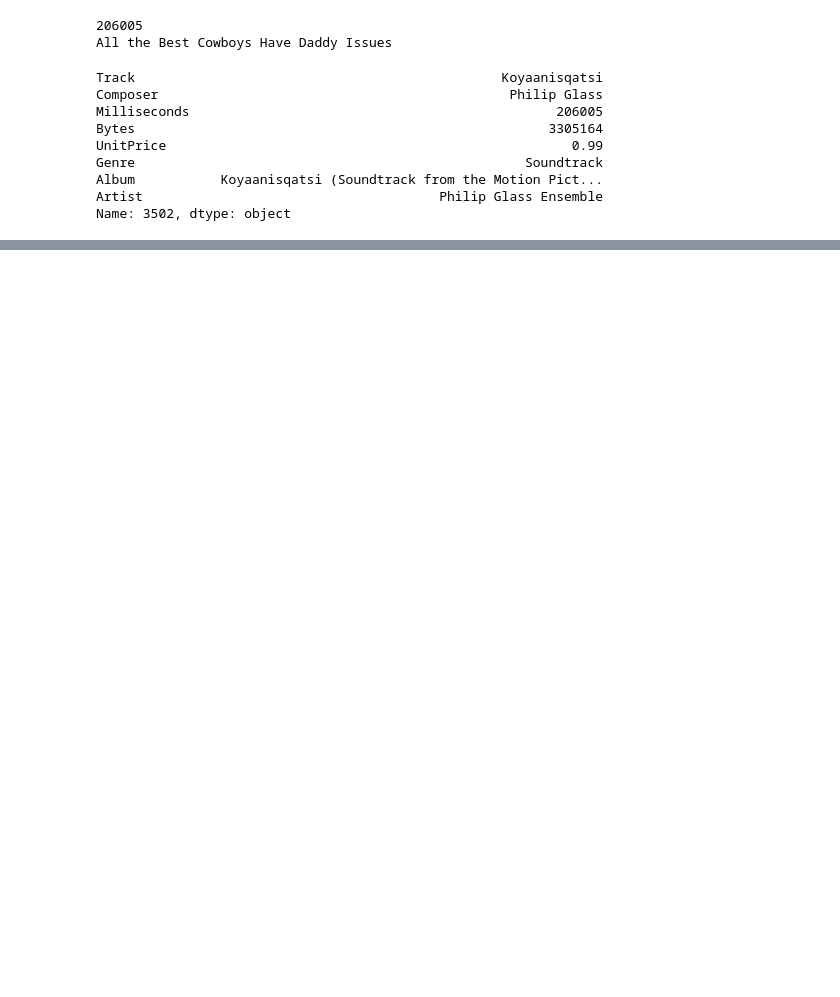
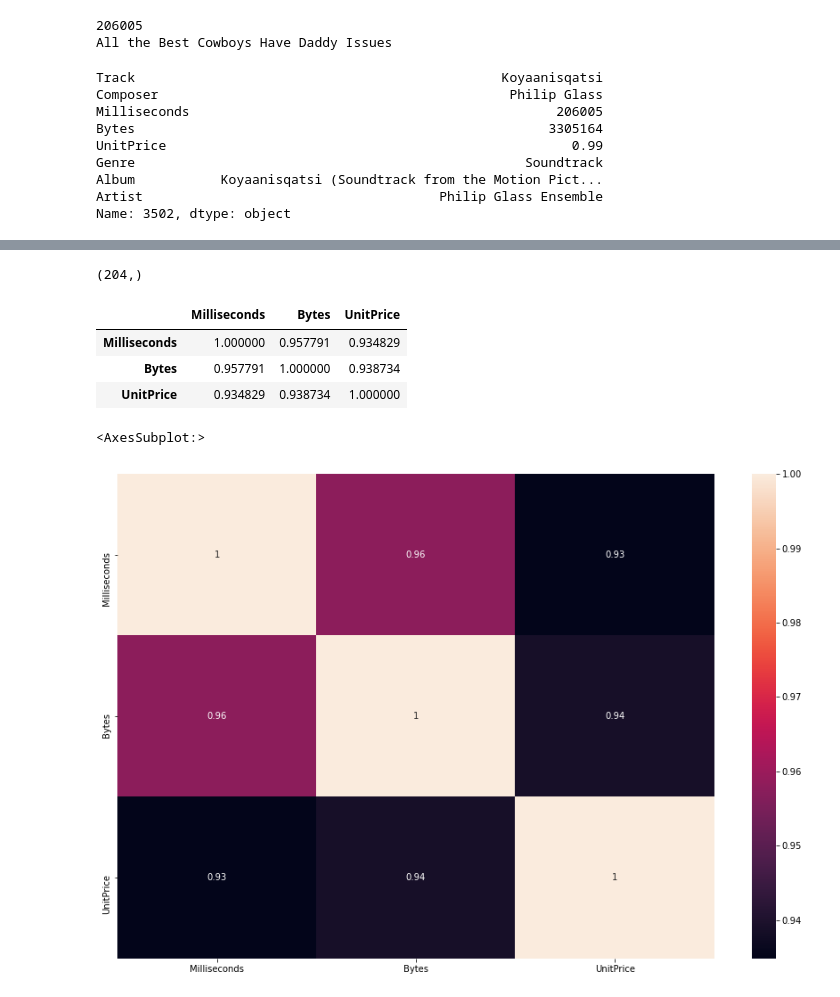
Before and after one commit to RyanB1303/DS_Jupyternotebook, a Jupyter notebook: Data Wrangling Pandas.ipynb, the cells around one changed output, grey strips where cells are left out. Drawn from its saved outputs; the diff is of its cells as text; code cells hidden in the pictures; blank space fills up the shorter version.

Commit message:
Latest : Data Transformation

```diff
--- a/Data Wrangling Pandas.ipynb
+++ b/Data Wrangling Pandas.ipynb
@@ -129,0 +371,13 @@ Name: 3502, dtype: object
+# %%
+# show unique items
+itunes_df['Artist'].unique().shape
+# %% [output]
+(204,)
+# %%
+# data correlaton
+itunes_df.corr()
+# %% [output]
+|  | Milliseconds | Bytes | UnitPrice |
+| Milliseconds | 1.000000 | 0.957791 | 0.934829 |
+| Bytes | 0.957791 | 1.000000 | 0.938734 |
+| UnitPrice | 0.934829 | 0.938734 | 1.000000 |
@@ -129,0 +387,6 @@ Name: 3502, dtype: object
+# %%
+plt.figure(figsize=(15,10))
+sns.heatmap(itunes_df.corr(), annot=True)
+# %% [output]
+<AxesSubplot:>
+[figure, added]
```
Also changed, not shown: parts of 42 cells of this notebook.
